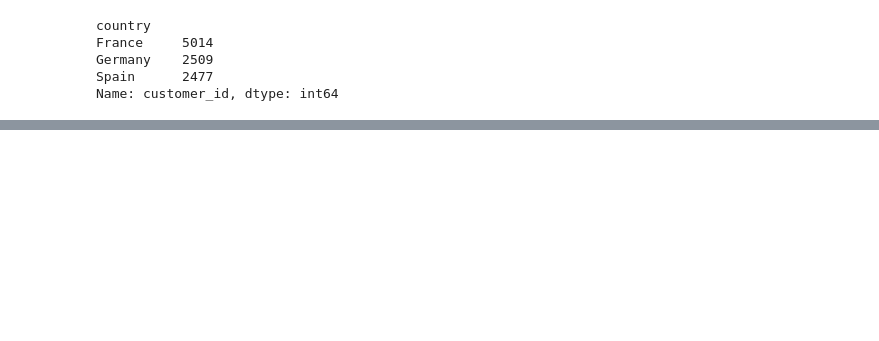
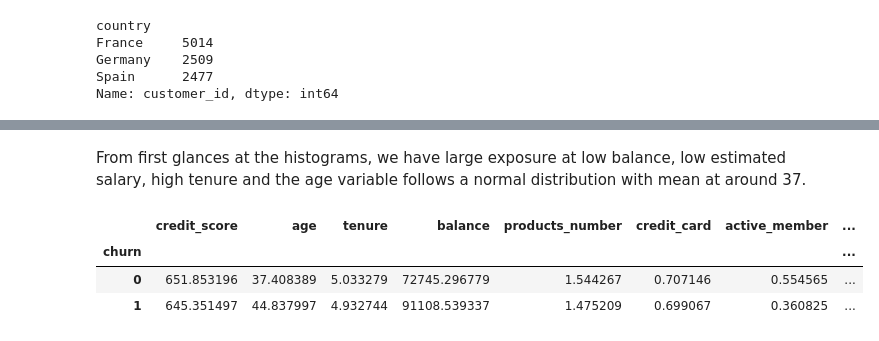
Before and after one commit to adampick99/bank-churn-project, a Jupyter notebook: bank-churn-project.ipynb, the cells around one changed output, grey strips where cells are left out. Saved outputs shown, nothing was run; the diff lists cells and outputs as text; code cells hidden in the pictures; blank space fills up the shorter version.

```diff
--- a/bank-churn-project.ipynb
+++ b/bank-churn-project.ipynb
@@ -92,0 +139,14 @@ features = df.keys()
+# %% [markdown]
+From first glances at the histograms, we have large exposure at low balance, low estimated salary, high tenure and the age variable follows a normal distribution with mean at around 37.
+# %%
+# Create list of features
+features = df.keys().drop('churn')
+features
+
+# Check central tendencies, grouped by churn, does anything jump out?
+df.groupby('churn')[features].mean().style.background_gradient(cmap = "YlOrRd")
+# %% [output]
+|  | credit_score | age | tenure | balance | products_number | credit_card | active_member | ... |
+| churn |  |  |  |  |  |  |  | ... |
+| 0 | 651.853196 | 37.408389 | 5.033279 | 72745.296779 | 1.544267 | 0.707146 | 0.554565 | ... |
+| 1 | 645.351497 | 44.837997 | 4.932744 | 91108.539337 | 1.475209 | 0.699067 | 0.360825 | ... |
```
Also changed, not shown: parts of 28 cells of this notebook.
